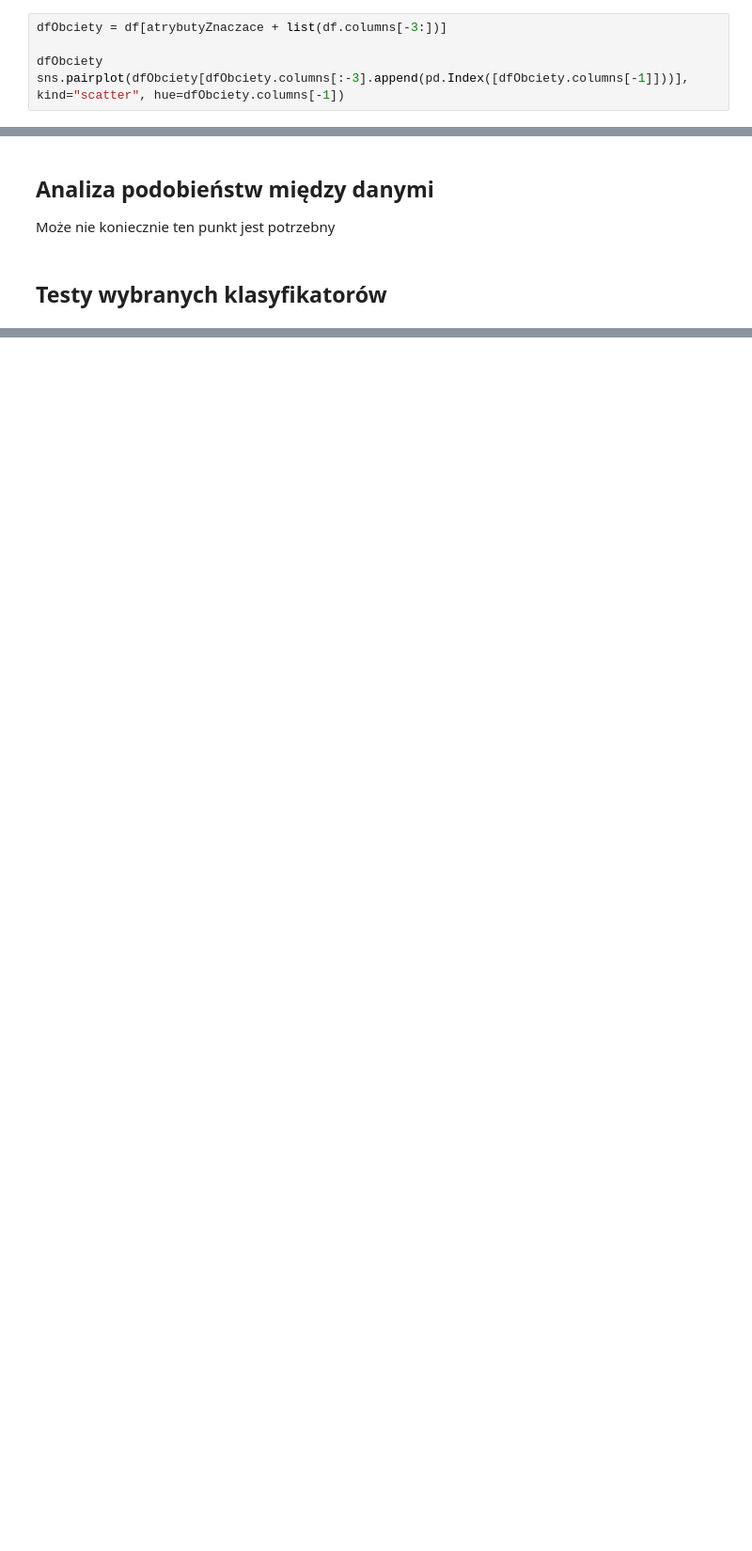
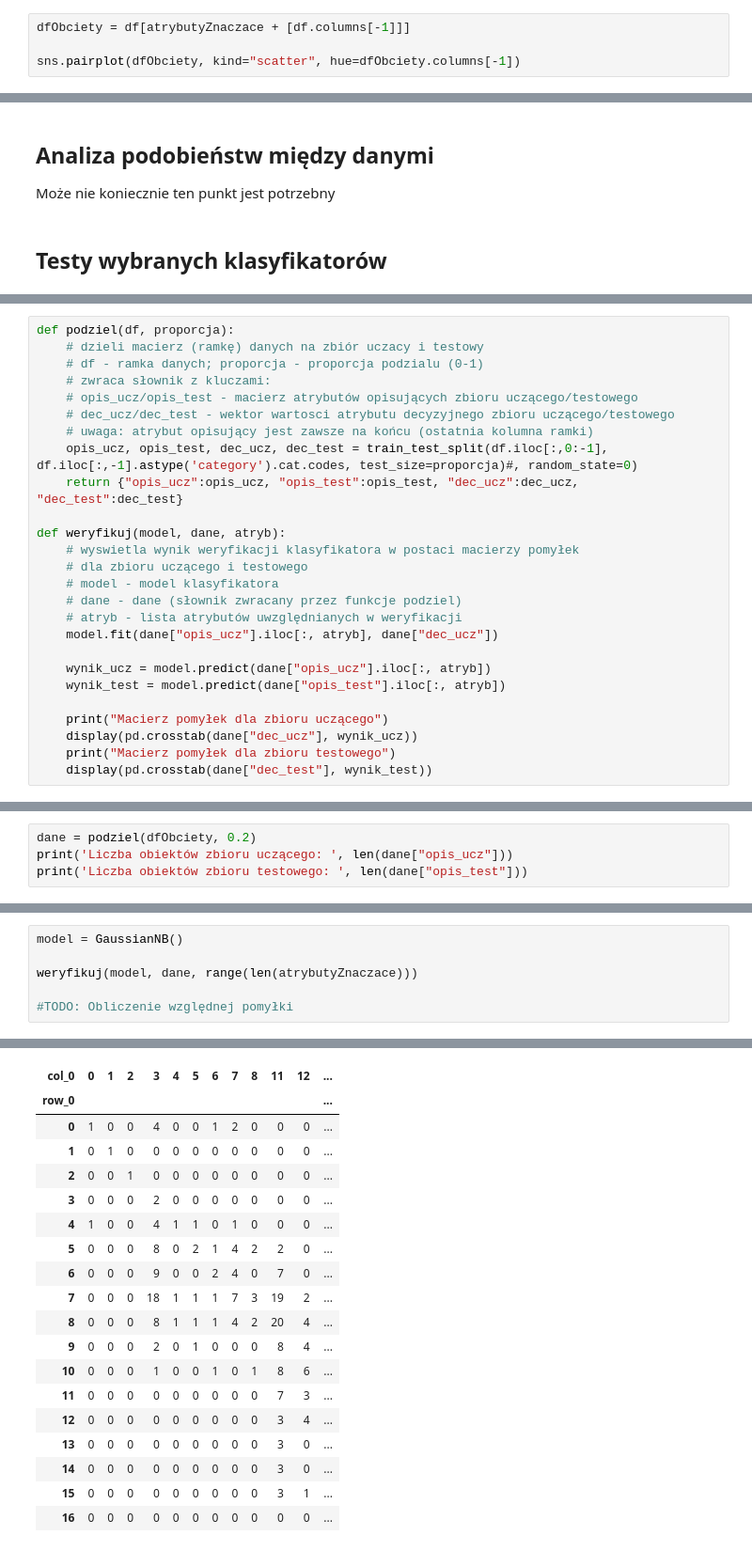
Before and after one commit to SiwyKrzysiek/przewidywanie-ocen, a Jupyter notebook: Realizacja projektu.ipynb, the cells around one changed output, grey strips where cells are left out. Shown at 94% size. Cells and saved outputs as stored; diff of their text form; blank space fills up the shorter version.

```diff
--- a/Realizacja projektu.ipynb
+++ b/Realizacja projektu.ipynb
@@ -316,10 +323,9 @@ Natomiast następujące parametry mają znikomy wpływ na oceny
 # %% [markdown]
 **Bardzo długi czas wykonania**
 # %%
-dfObciety = df[atrybutyZnaczace + list(df.columns[-3:])]
+dfObciety = df[atrybutyZnaczace + [df.columns[-1]]]
 
-dfObciety
-sns.pairplot(dfObciety[dfObciety.columns[:-3].append(pd.Index([dfObciety.columns[-1]]))], kind="scatter", hue=dfObciety.columns[-1])
+sns.pairplot(dfObciety, kind="scatter", hue=dfObciety.columns[-1])
 # %% [output]
 <seaborn.axisgrid.PairGrid at 0x...>
 [figure]
@@ -331,0 +340,26 @@ Może nie koniecznie ten punkt jest potrzebny
+# %%
+def podziel(df, proporcja):
+    # dzieli macierz (ramkę) danych na zbiór uczacy i testowy
+    # df - ramka danych; proporcja - proporcja podzialu (0-1)
+    # zwraca słownik z kluczami:
+    # opis_ucz/opis_test - macierz atrybutów opisujących zbioru uczącego/testowego
+    # dec_ucz/dec_test - wektor wartosci atrybutu decyzyjnego zbioru uczącego/testowego
+    # uwaga: atrybut opisujący jest zawsze na końcu (ostatnia kolumna ramki)
+    opis_ucz, opis_test, dec_ucz, dec_test = train_test_split(df.iloc[:,0:-1], df.iloc[:,-1].astype('category').cat.codes, test_size=proporcja)#, random_state=0)
+    return {"opis_ucz":opis_ucz, "opis_test":opis_test, "dec_ucz":dec_ucz, "dec_test":dec_test}
+
+def weryfikuj(model, dane, atryb):
+    # wyswietla wynik weryfikacji klasyfikatora w postaci macierzy pomyłek
+    # dla zbioru uczącego i testowego
+    # model - model klasyfikatora
+    # dane - dane (słownik zwracany przez funkcje podziel)
+    # atryb - lista atrybutów uwzględnianych w weryfikacji
+    model.fit(dane["opis_ucz"].iloc[:, atryb], dane["dec_ucz"])
+
+    wynik_ucz = model.predict(dane["opis_ucz"].iloc[:, atryb])
+    wynik_test = model.predict(dane["opis_test"].iloc[:, atryb])
+
+    print("Macierz pomyłek dla zbioru uczącego")
+    display(pd.crosstab(dane["dec_ucz"], wynik_ucz))
+    print("Macierz pomyłek dla zbioru testowego")
+    display(pd.crosstab(dane["dec_test"], wynik_test))
@@ -331,0 +368,4 @@ Może nie koniecznie ten punkt jest potrzebny
+# %%
+dane = podziel(dfObciety, 0.2)
+print('Liczba obiektów zbioru uczącego: ', len(dane["opis_ucz"]))
+print('Liczba obiektów zbioru testowego: ', len(dane["opis_test"]))
@@ -331,0 +375,7 @@ Może nie koniecznie ten punkt jest potrzebny
+# %%
+model = GaussianNB()
+
+weryfikuj(model, dane, range(len(atrybutyZnaczace)))
+
+#TODO: Obliczenie względnej pomyłki
+# %% [output]
@@ -331,0 +383,19 @@ Może nie koniecznie ten punkt jest potrzebny
+| col_0 | 0 | 1 | 2 | 3 | 4 | 5 | 6 | 7 | 8 | 11 | 12 | ... |
+| row_0 |  |  |  |  |  |  |  |  |  |  |  | ... |
+| 0 | 1 | 0 | 0 | 4 | 0 | 0 | 1 | 2 | 0 | 0 | 0 | ... |
+| 1 | 0 | 1 | 0 | 0 | 0 | 0 | 0 | 0 | 0 | 0 | 0 | ... |
+| 2 | 0 | 0 | 1 | 0 | 0 | 0 | 0 | 0 | 0 | 0 | 0 | ... |
+| 3 | 0 | 0 | 0 | 2 | 0 | 0 | 0 | 0 | 0 | 0 | 0 | ... |
+| 4 | 1 | 0 | 0 | 4 | 1 | 1 | 0 | 1 | 0 | 0 | 0 | ... |
+| 5 | 0 | 0 | 0 | 8 | 0 | 2 | 1 | 4 | 2 | 2 | 0 | ... |
+| 6 | 0 | 0 | 0 | 9 | 0 | 0 | 2 | 4 | 0 | 7 | 0 | ... |
+| 7 | 0 | 0 | 0 | 18 | 1 | 1 | 1 | 7 | 3 | 19 | 2 | ... |
+| 8 | 0 | 0 | 0 | 8 | 1 | 1 | 1 | 4 | 2 | 20 | 4 | ... |
+| 9 | 0 | 0 | 0 | 2 | 0 | 1 | 0 | 0 | 0 | 8 | 4 | ... |
+| 10 | 0 | 0 | 0 | 1 | 0 | 0 | 1 | 0 | 1 | 8 | 6 | ... |
+| 11 | 0 | 0 | 0 | 0 | 0 | 0 | 0 | 0 | 0 | 7 | 3 | ... |
+| 12 | 0 | 0 | 0 | 0 | 0 | 0 | 0 | 0 | 0 | 3 | 4 | ... |
+| 13 | 0 | 0 | 0 | 0 | 0 | 0 | 0 | 0 | 0 | 3 | 0 | ... |
+| 14 | 0 | 0 | 0 | 0 | 0 | 0 | 0 | 0 | 0 | 3 | 0 | ... |
+| 15 | 0 | 0 | 0 | 0 | 0 | 0 | 0 | 0 | 0 | 3 | 1 | ... |
+| 16 | 0 | 0 | 0 | 0 | 0 | 0 | 0 | 0 | 0 | 0 | 0 | ... |
```
Also changed, not shown: parts of 5 cells of this notebook.
